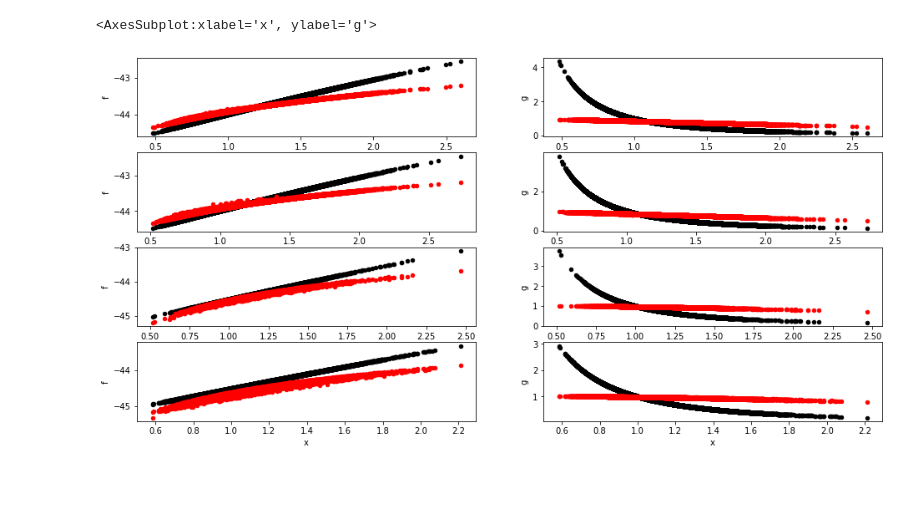
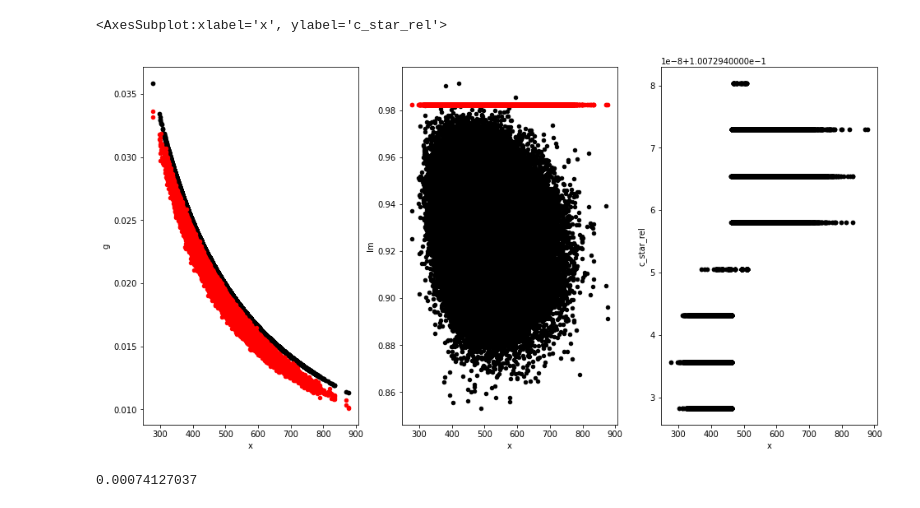
Before and after one commit to e-hall-hoffarth/hetero_simulation, a Jupyter notebook: share/notebooks/krusell_smith.ipynb, the cells around one changed output. Drawn from its saved outputs; the diff is of its cells as text; code cells hidden in the pictures; blank space fills up the shorter version.

```diff
--- a/share/notebooks/krusell_smith.ipynb
+++ b/share/notebooks/krusell_smith.ipynb
@@ -19,9 +17,15 @@ from hetero_simulation.econ_models.krusell_smith import zs, es, states, params0,
 # %%
 _, _, get_params = adam(step_size=0.1)
-# params = pickle.load(open('../models/ks_model_5_47.pkl', 'rb'))
-saved_state = pickle.load(open('../models/ks_model_5_final.pkl', 'rb'))
+# params = pickle.load(open('../models/ks_model_1000_140.pkl', 'rb'))
+saved_state = pickle.load(open('../models/ks_model_1000_100.pkl', 'rb'))
 opt_state = pack_optimizer_state(saved_state)
 params = get_params(opt_state)
 
-Xs, Zs, Es = generate_random_state()
+key = jax.random.PRNGKey(np.random.randint(1, int(1e8)))
+keys = jax.random.split(key, n * (k + 1)).reshape(n, (k + 1), 2)
+Xs, Zs, Es, key = generate_random_state(params, config, key, n_forward=n_forward)
+Xs = jnp.concatenate((Xs, Xs), axis=0)
+Zs = jnp.concatenate((Zs, Zs), axis=0)
+Es = jnp.concatenate((Es, Es), axis=0)
+Zs_prime, Es_prime = next_state(Zs, Es, config, keys)
 xs = Xs.reshape(-1, 1)
@@ -61,33 +32,38 @@ df[(df['e'] == 0) & (df['Z'] == 0.99)].plot(x='x', y='g', kind='scatter', ax=axe
 # %%
 u = log_utility()
-v_hats = jax.vmap(lambda X, Z, E: jax.vmap(lambda i: V_hat(params, X, Z, E[i], X[i]))(jnp.arange(k)))(Xs, Zs, Es)
-c_stars = jax.vmap(lambda X, Z, E: jax.vmap(lambda i: X[i] * opt_control(params, X, Z, E[i], X[i]))(jnp.arange(k)))(Xs, Zs, Es)
-f, g, X_prime = jax.vmap(lambda X, Z, E: jax.vmap(lambda i: future(params, config, X, Z, E, i))(jnp.arange(k)))(Xs, Zs, Es)
-# g = jax.vmap(lambda g, c: -1 * (1 / (g - c)))(g.reshape(-1, 1), c_stars.reshape(-1, 1))
-us = jax.vmap(jax.vmap(u))(c_stars)
-u_primes = jax.vmap(jax.vmap(jax.grad(u)))(c_stars)
+# v_hats = jax.vmap(lambda X, Z, E: jax.vmap(lambda i: V_hat(params, X, Z, E[i], X[i]))(jnp.arange(k)))(Xs, Zs, Es)
+Z1s, E1s = next_state(Zs, Es, config, keys)
+rs, ws = jax.vmap(lambda X, Z, E: prices(config, X, Z, E))(Xs, Zs, Es)
+xs = jax.vmap(lambda X, E, rt, wt: jax.vmap(lambda x, e: (rt * x) + (wt * jnp.exp(e)))(X, E))(Xs, Es, rs, ws).reshape(Xs.shape[0], -1)
+cs = jax.vmap(lambda X, Z, E: jax.vmap(lambda i: opt_control(params, X, E, Z, E[i], X[i]))(jnp.arange(k)))(xs, Zs, Es)
+lms = jax.vmap(lambda X, Z, E: jax.vmap(lambda i: lagrange_multiplier(params, X, E, Z, E[i], X[i]))(jnp.arange(k)))(xs, Zs, Es)
+X1s = xs - cs
+r1s, w1s = jax.vmap(lambda X, Z, E: prices(config, X, Z, E))(X1s, Z1s, E1s)
+x1s = jax.vmap(lambda X, E, rt, wt: jax.vmap(lambda x, e: (rt * x) + (wt * jnp.exp(e)))(X, E))(X1s, E1s, r1s, w1s).reshape(Xs.shape[0], -1)
+c1s = jax.vmap(lambda X, Z, E: jax.vmap(lambda i: opt_control(params, X, E, Z, E[i], X[i]))(jnp.arange(k)))(x1s, Z1s, E1s)
+gs = jax.vmap(lambda r, cs: jax.vmap(lambda c: config['beta'] * r * jax.grad(u)(c))(cs))(r1s, c1s)
+ups = jax.grad(u)(cs)
+us = jax.vmap(jax.vmap(u))(cs)
+c_rels = cs / xs
 
-df = pd.DataFrame(jnp.concatenate([Xs.reshape(-1, 1), jnp.repeat(Zs, k).reshape(-1, 1), Es.reshape(-1, 1),
-                                   v_hats.reshape(-1, 1), X_prime.reshape(-1, 1), f.reshape(-1, 1), g.reshape(-1, 1),
-                                   c_stars.reshape(-1, 1), us.reshape(-1, 1), u_primes.reshape(-1, 1)], axis=1))
-df.columns = ['x', 'Z', 'e', 'v_hat', 'x_prime', 'f', 'g', 'c_star', 'u', 'u_prime']
-fig, axes = plt.subplots(4, 2, figsize=(16, 8))
-df[(df['e'] == 1) & (df['Z'] == 1.01)].plot(x='x', y='v_hat', kind='scatter', color='black', ax=axes.flatten()[0])
-df[(df['e'] == 1) & (df['Z'] == 1.01)].plot(x='x', y='f', kind='scatter', color='red', ax=axes.flatten()[0])
-df[(df['e'] == 1) & (df['Z'] == 1.01)].plot(x='x', y='u_prime', kind='scatter', color='black', ax=axes.flatten()[1])
-df[(df['e'] == 1) & (df['Z'] == 1.01)].plot(x='x', y='g', kind='scatter', color='red', ax=axes.flatten()[1])
-df[(df['e'] == 1) & (df['Z'] == 0.99)].plot(x='x', y='v_hat', kind='scatter', color='black', ax=axes.flatten()[2])
-df[(df['e'] == 1) & (df['Z'] == 0.99)].plot(x='x', y='f', kind='scatter', color='red', ax=axes.flatten()[2])
-df[(df['e'] == 1) & (df['Z'] == 0.99)].plot(x='x', y='u_prime', kind='scatter', color='black', ax=axes.flatten()[3])
-df[(df['e'] == 1) & (df['Z'] == 0.99)].plot(x='x', y='g', kind='scatter', color='red', ax=axes.flatten()[3])
-df[(df['e'] == 0) & (df['Z'] == 1.01)].plot(x='x', y='v_hat', kind='scatter', color='black', ax=axes.flatten()[4])
-df[(df['e'] == 0) & (df['Z'] == 1.01)].plot(x='x', y='f', kind='scatter', color='red', ax=axes.flatten()[4])
-df[(df['e'] == 0) & (df['Z'] == 1.01)].plot(x='x', y='u_prime', kind='scatter', color='black', ax=axes.flatten()[5])
-df[(df['e'] == 0) & (df['Z'] == 1.01)].plot(x='x', y='g', kind='scatter', color='red', ax=axes.flatten()[5])
-df[(df['e'] == 0) & (df['Z'] == 0.99)].plot(x='x', y='v_hat', kind='scatter', color='black', ax=axes.flatten()[6])
-df[(df['e'] == 0) & (df['Z'] == 0.99)].plot(x='x', y='f', kind='scatter', color='red', ax=axes.flatten()[6])
-df[(df['e'] == 0) & (df['Z'] == 0.99)].plot(x='x', y='u_prime', kind='scatter', color='black', ax=axes.flatten()[7])
-df[(df['e'] == 0) & (df['Z'] == 0.99)].plot(x='x', y='g', kind='scatter', color='red', ax=axes.flatten()[7])
+df = pd.DataFrame(jnp.concatenate([xs.reshape(-1, 1), jnp.repeat(Zs, k).reshape(-1, 1), Es.reshape(-1, 1),
+                                   x1s.reshape(-1, 1), lms.reshape(-1, 1),
+                                   gs.reshape(-1, 1), c_rels.reshape(-1, 1),
+                                   cs.reshape(-1, 1), us.reshape(-1, 1), ups.reshape(-1, 1)], axis=1))
+df.columns = ['x', 'Z', 'e', 'x_prime', 'lm', 'g', 'c_star_rel', 'c_star', 'u', 'u_prime']
+
+fig, axes = plt.subplots(1, 3, figsize=(16, 8))
+df['gf'] = df['g'] / df['u_prime']
+df.plot(x='x', y='u_prime', kind='scatter', color='black', ax=axes.flatten()[0])
+df.plot(x='x', y='g', kind='scatter', color='red', ax=axes.flatten()[0])
+df.plot(x='x', y='gf', kind='scatter', color='black', ax=axes.flatten()[1])
+df.plot(x='x', y='lm', kind='scatter', color='red', ax=axes.flatten()[1])
+df.plot(x='x', y='c_star_rel', kind='scatter', color='black', ax=axes.flatten()[2])
+# df.plot(x='x', y='c_star', kind='scatter', color='red', ax=axes.flatten()[2])
 # %% [output]
-<AxesSubplot:xlabel='x', ylabel='g'>
+<AxesSubplot:xlabel='x', ylabel='c_star_rel'>
-[figure, old version]
+[figure, new version]
+# %%
+np.mean((df['gf'] - df['lm'])**2)
+# %% [output]
+0.00074127037
```
Also changed, not shown: parts of 11 cells of this notebook, 2 other files.
